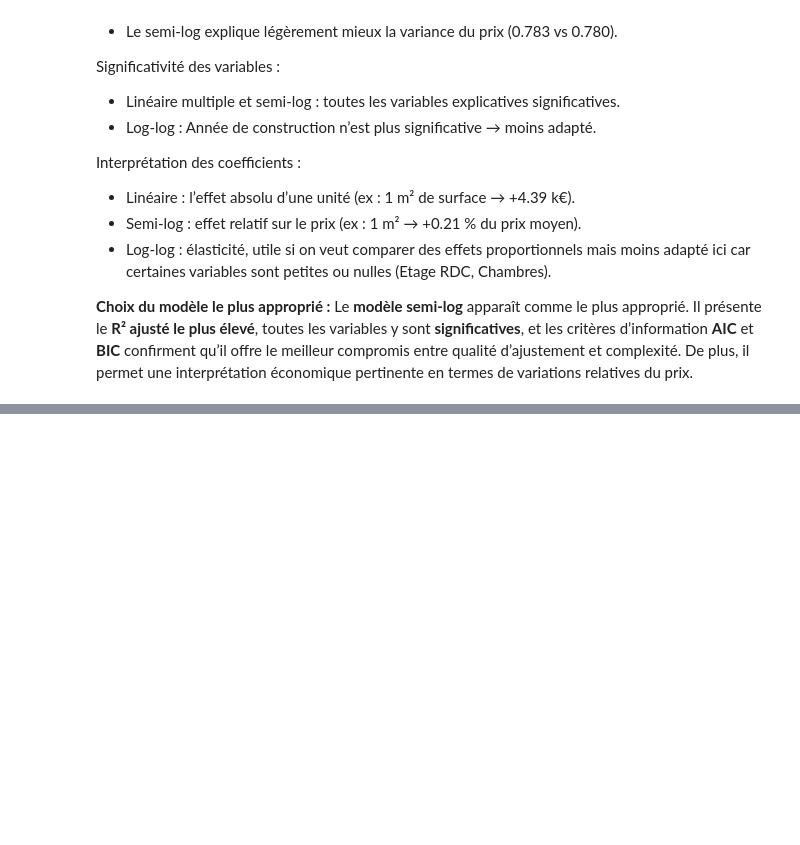
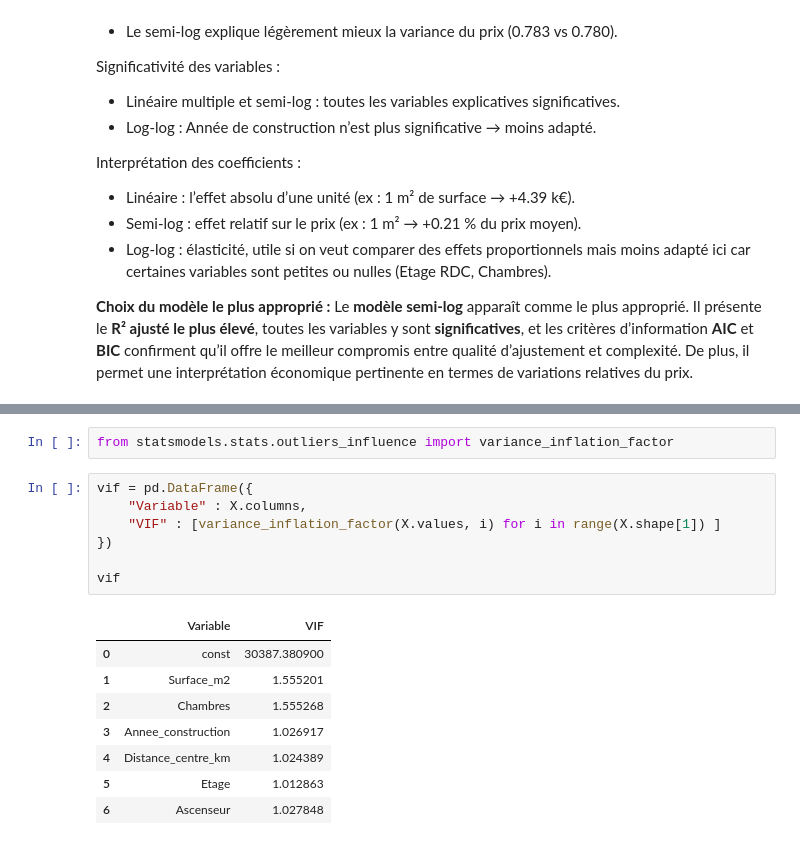
Before and after one commit to EdLac/Econometrie_appliquee_Analyse_Immobiliere, a Jupyter notebook: Econometrie.ipynb, the cells around one changed output, grey strips where cells are left out. Cells and saved outputs as stored; diff of their text form; blank space fills up the shorter version.

```diff
--- a/Econometrie.ipynb
+++ b/Econometrie.ipynb
@@ -446,0 +464,18 @@ Le **modèle semi-log** apparaît comme le plus approprié. Il présente le **R
+# %%
+from statsmodels.stats.outliers_influence import variance_inflation_factor
+# %%
+vif = pd.DataFrame({
+    "Variable" : X.columns,
+    "VIF" : [variance_inflation_factor(X.values, i) for i in range(X.shape[1]) ]
+})
+
+vif
+# %% [output]
+|  | Variable | VIF |
+| 0 | const | 30387.380900 |
+| 1 | Surface_m2 | 1.555201 |
+| 2 | Chambres | 1.555268 |
+| 3 | Annee_construction | 1.026917 |
+| 4 | Distance_centre_km | 1.024389 |
+| 5 | Etage | 1.012863 |
+| 6 | Ascenseur | 1.027848 |
```
Also changed, not shown: parts of 3 cells of this notebook.
